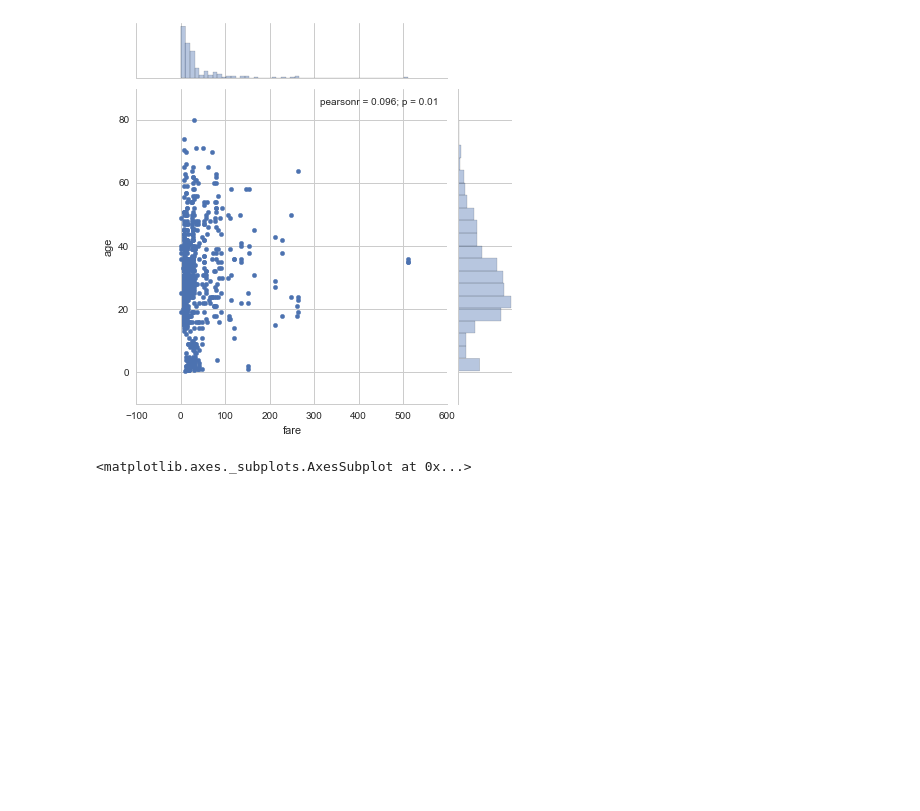
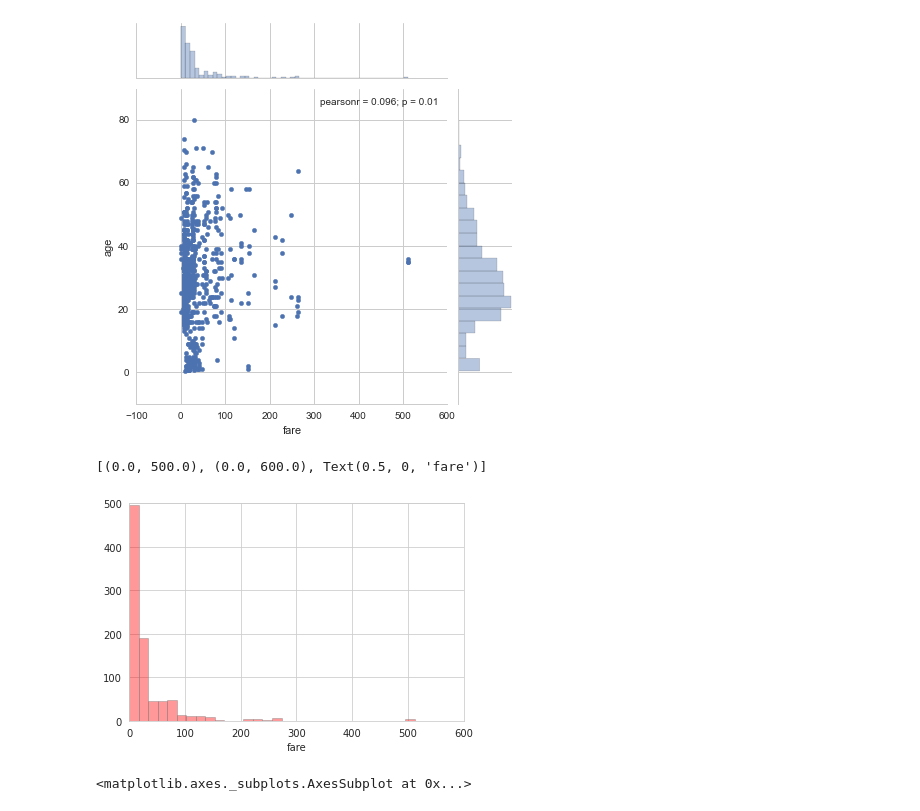
Before and after one commit to esraa-abdelmaksoud/Shai-Training-Notebooks, a Jupyter notebook: Seaborn_Exercises.ipynb, the cells around one changed output. Drawn from its saved outputs; the diff is of its cells as text; code cells hidden in the pictures; blank space fills up the shorter version.

```diff
--- a/Seaborn_Exercises.ipynb
+++ b/Seaborn_Exercises.ipynb
@@ -45,6 +61,13 @@ titanic.head()
 # REPLICATE EXERCISE PLOT IMAGE BELOW
 # BE CAREFUL NOT TO OVERWRITE CELL BELOW
 # THAT WOULD REMOVE THE EXERCISE PLOT IMAGE!
+# %%
+# fig = sns.histplot(x=titanic['fare'], binwidth=17, color='r', alpha=0.4, edgecolor='gray')
+fig = sns.distplot(x=titanic['fare'], color='r', kde=False, bins=30, hist_kws={'edgecolor':'gray'})
+fig.set(xlim=(0,600), ylim=(0,500), xlabel='fare')
+# %% [output]
+[(0.0, 500.0), (0.0, 600.0), Text(0.5, 0, 'fare')]
+[figure, added]
 # %%
 # %% [output]
 <matplotlib.axes._subplots.AxesSubplot at 0x...>
```
Also changed, not shown: parts of 6 cells of this notebook.
